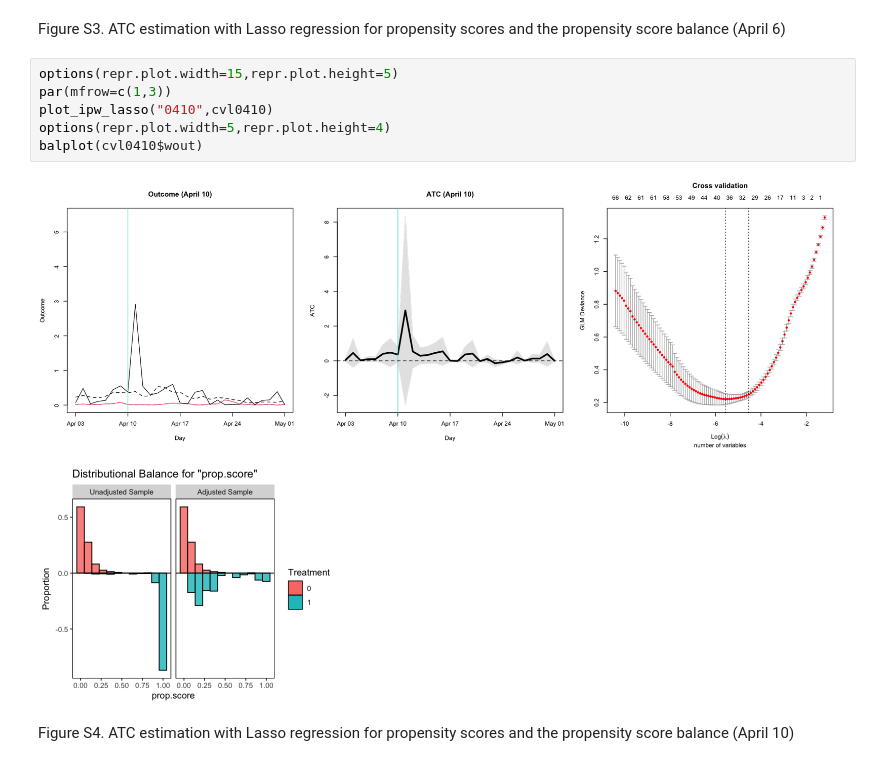
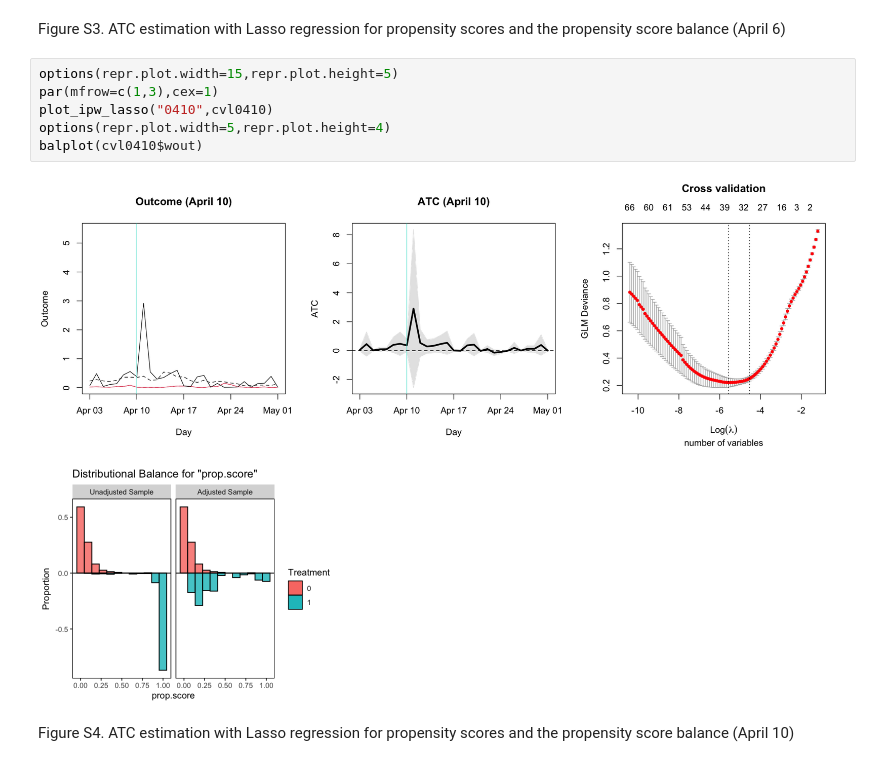
Before and after one commit to akira-endo/reanalysis_Fukumoto2021, a Jupyter notebook: main.ipynb, the cells around one changed output. Drawn from its saved outputs; the diff is of its cells as text.

```diff
--- a/main.ipynb
+++ b/main.ipynb
@@ -244,12 +240,12 @@ balplot(cvl0406$wout)
 Figure S3. ATC estimation with Lasso regression for propensity scores and the propensity score balance (April 6)
 # %%
 options(repr.plot.width=15,repr.plot.height=5)
-par(mfrow=c(1,3))
+par(mfrow=c(1,3),cex=1)
 plot_ipw_lasso("0410",cvl0410)
 options(repr.plot.width=5,repr.plot.height=4)
 balplot(cvl0410$wout)
 # %% [output]
-[figure, old version]
+[figure, new version]
 [figure]
 # %% [markdown]
 Figure S4. ATC estimation with Lasso regression for propensity scores and the propensity score balance (April 10)
```
Also changed, not shown: parts of 14 cells of this notebook, 4 other files.
